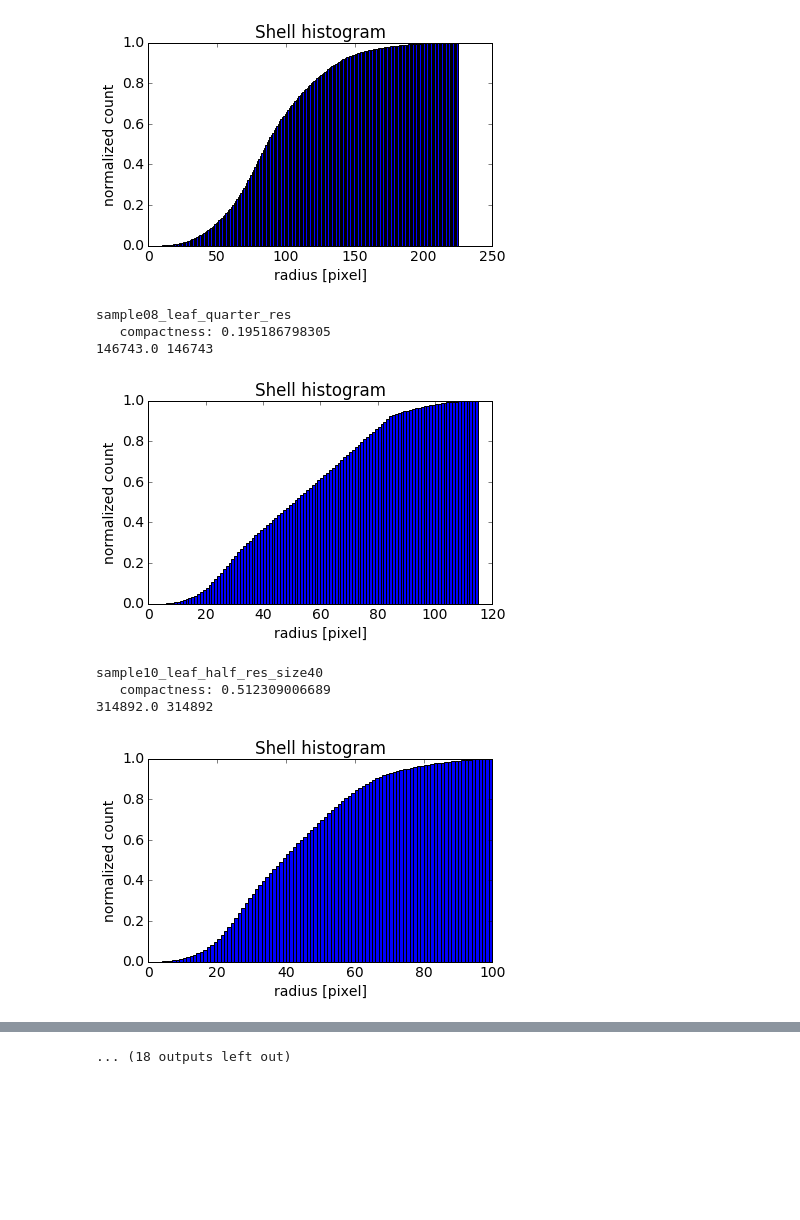
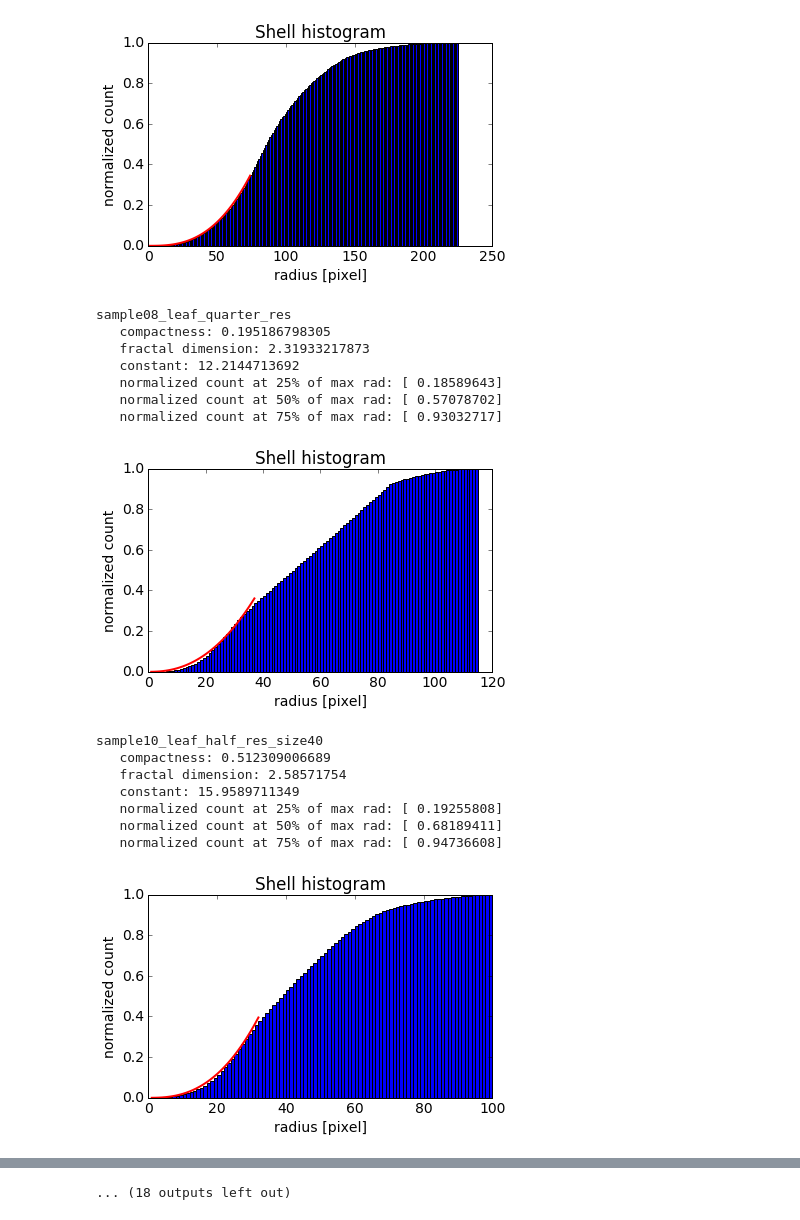
Before and after one commit to brown-ccv/bud_segment, a Jupyter notebook: leaf_properties.ipynb, the cells around one changed output, grey strips where cells are left out. Cells and saved outputs as stored; diff of their text form; code cells hidden in the pictures; blank space fills up the shorter version.

Commit message:
shell histogram, fractal dimension

```diff
--- a/leaf_properties.ipynb
+++ b/leaf_properties.ipynb
@@ -13,11 +13,16 @@ import matplotlib.pyplot as plt
 %matplotlib inline
 matplotlib.rcParams.update({'font.size': 14})
 import pickle
+from scipy.optimize import curve_fit
 
 # collect segmented leaf files
 files = []
 for file in glob.glob('data_files/*leaf*.nii.gz'):
     files.append(file)
+
+
+def func(x, C, D):
+    return C*x**D
 
 # go through the files and calculate properties
 for f in files:
@@ -46,9 +51,25 @@ for f in files:
         count[i] = np.sum(leaf[mask_outer])
         #print i,count[i]
 
-    print np.max(count),np.sum(leaf)
+    if np.max(count) != np.sum(leaf):
+        print 'problem with shell histo'
+        print np.max(count), np.sum(leaf)
+        raise ValueError
 
-    plt.bar(radii[count < np.max(count)],1e0*count[count < np.max(count)]/np.max(count),width=1)
+    max_rad = np.max(radii[1:][count < np.max(count)])
+
+    # fit power law
+    C,D = curve_fit(func, radii[1:max_rad/3], count[1:max_rad/3],bounds = ([0e0,1e0],[np.inf,3e0]))[0]
+
+    print '   fractal dimension:',D
+    print '   constant:',C
+    print '   normalized count at 25% of max rad:',count[radii[1:] == int(max_rad/4e0)]/np.max(count)
+    print '   normalized count at 50% of max rad:',count[radii[1:] == int(max_rad/2e0)]/np.max(count)
+    print '   normalized count at 75% of max rad:',count[radii[1:] == int(3e0*max_rad/4e0)]/np.max(count)
+
+
+    plt.bar(radii[:-1][count < np.max(count)],1e0*count[count < np.max(count)]/np.max(count),width=1)
+    plt.plot(radii[1:max_rad/3],C*radii[1:max_rad/3]**D/np.max(count),'r',linewidth=2)
     plt.xlabel('radius [pixel]')
     plt.ylabel('normalized count')
     plt.title('Shell histogram')
@@ -57,9 +78,10 @@ for f in files:
     plt.show()
     plt.close()
 
+
     file_name = 'data_files/shell_hist_'+f[11:-7]+'.dat'
     f = open(file_name,'w')
-    pickle.dump([count],f)
+    pickle.dump([count,radii],f)
     f.close()
 # %% [output]
 sample06_leaf_half_res_size60
@@ -68,11 +94,19 @@ sample06_leaf_half_res_size60
 [figure]
 sample08_leaf_quarter_res
    compactness: 0.195186798305
-146743.0 146743
+   fractal dimension: 2.31933217873
+   constant: 12.2144713692
+   normalized count at 25% of max rad: [ 0.18589643]
+   normalized count at 50% of max rad: [ 0.57078702]
+   normalized count at 75% of max rad: [ 0.93032717]
-[figure, old version]
+[figure, new version]
 sample10_leaf_half_res_size40
    compactness: 0.512309006689
-314892.0 314892
+   fractal dimension: 2.58571754
+   constant: 15.9589711349
+   normalized count at 25% of max rad: [ 0.19255808]
+   normalized count at 50% of max rad: [ 0.68189411]
+   normalized count at 75% of max rad: [ 0.94736608]
-[figure, old version]
+[figure, new version]
 sample13_leaf_half_res_size60
    compactness: 0.543072570755
```
Also changed, not shown: parts of 1 cell of this notebook.
